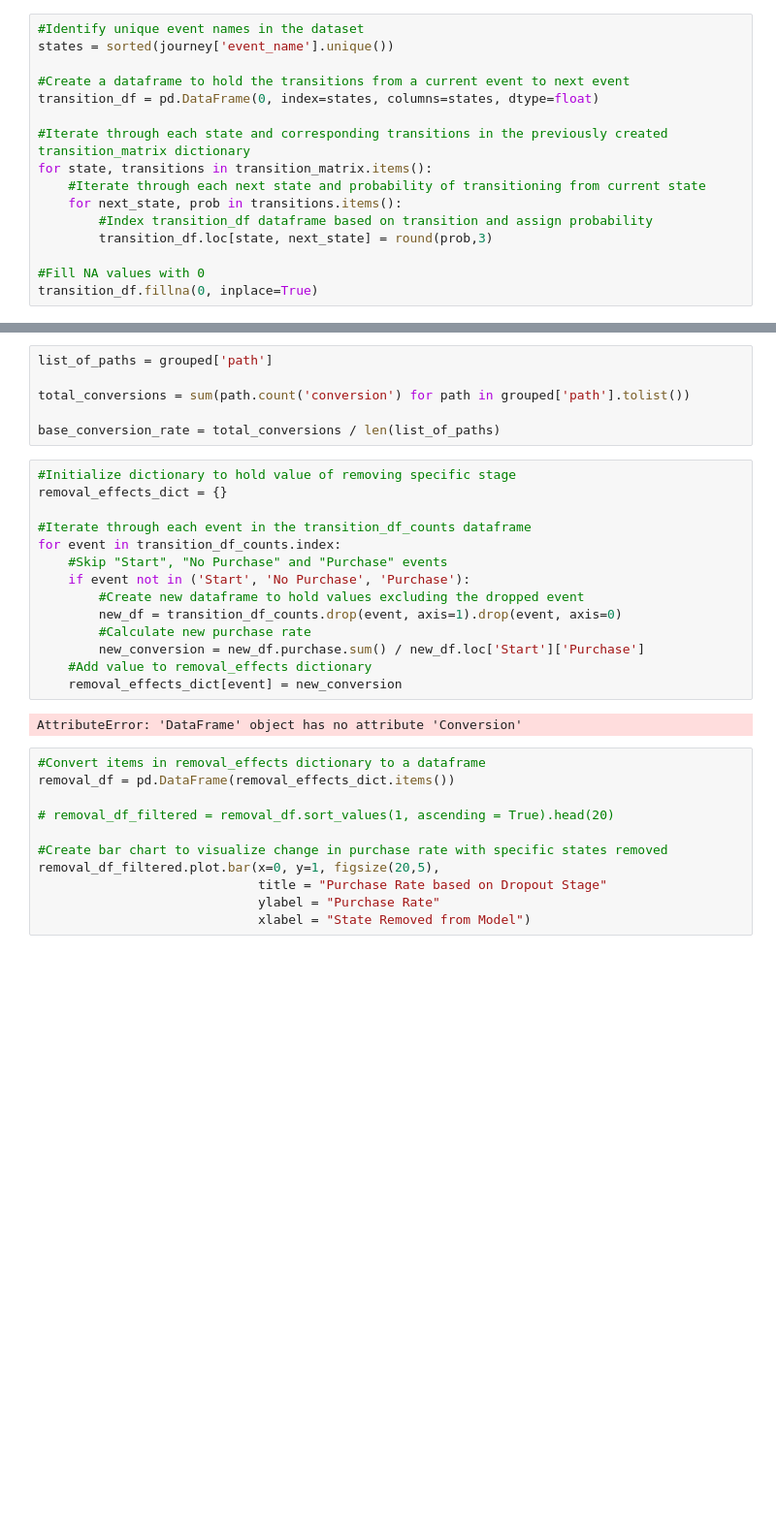
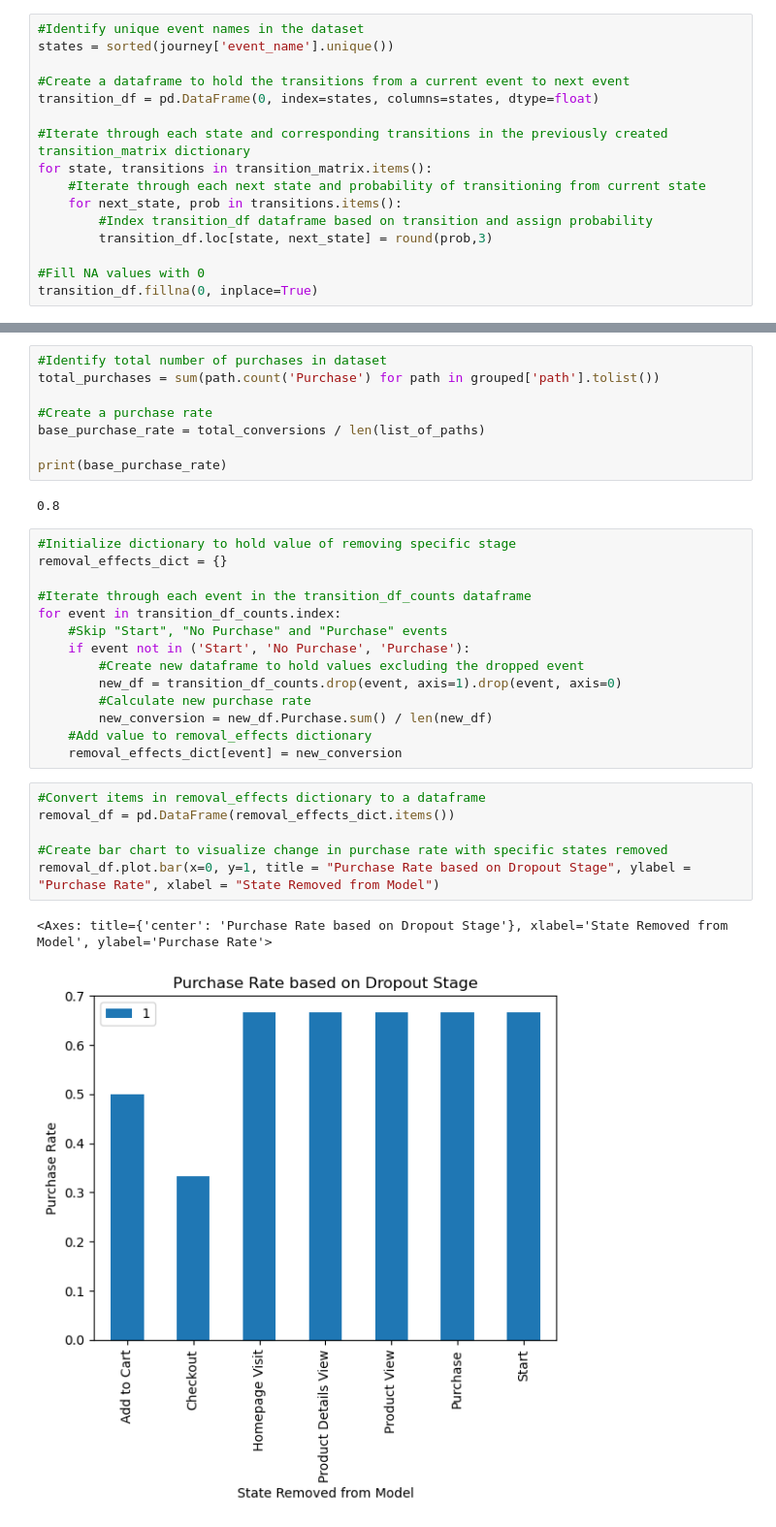
Before and after one commit to valenciachelsea/markov_chain, a Jupyter notebook: portfolio_markov.ipynb, the cells around one changed output, grey strips where cells are left out. Shown at 97% size. Drawn from its saved outputs; the diff is of its cells as text; blank space fills up the shorter version.

Commit message:
corrected transition code
- Corrected transition code
- Included simulated dataset
- Corrected removal state code

```diff
--- a/portfolio_markov.ipynb
+++ b/portfolio_markov.ipynb
@@ -183,9 +302,13 @@ sns.heatmap(transition_df_counts, annot=True, fmt=".0f", cmap="Greens")
 # %%
-list_of_paths = grouped['path']
+#Identify total number of purchases in dataset
+total_purchases = sum(path.count('Purchase') for path in grouped['path'].tolist())
 
-total_conversions = sum(path.count('conversion') for path in grouped['path'].tolist())
+#Create a purchase rate
+base_purchase_rate = total_conversions / len(list_of_paths)
 
-base_conversion_rate = total_conversions / len(list_of_paths)
+print(base_purchase_rate)
+# %% [output]
+0.8
 # %%
 #Initialize dictionary to hold value of removing specific stage
 removal_effects_dict = {}
@@ -197,19 +320,15 @@ for event in transition_df_counts.index:
         #Create new dataframe to hold values excluding the dropped event
         new_df = transition_df_counts.drop(event, axis=1).drop(event, axis=0)
         #Calculate new purchase rate
-        new_conversion = new_df.purchase.sum() / new_df.loc['Start']['Purchase']
+        new_conversion = new_df.Purchase.sum() / len(new_df)
     #Add value to removal_effects dictionary
     removal_effects_dict[event] = new_conversion
-# %% [output]
-AttributeError: 'DataFrame' object has no attribute 'Conversion'
 # %%
 #Convert items in removal_effects dictionary to a dataframe
 removal_df = pd.DataFrame(removal_effects_dict.items())
 
-# removal_df_filtered = removal_df.sort_values(1, ascending = True).head(20)
-
 #Create bar chart to visualize change in purchase rate with specific states removed
-removal_df_filtered.plot.bar(x=0, y=1, figsize(20,5),
-                             title = "Purchase Rate based on Dropout Stage"
-                             ylabel = "Purchase Rate"
-                             xlabel = "State Removed from Model")
+removal_df.plot.bar(x=0, y=1, title = "Purchase Rate based on Dropout Stage", ylabel = "Purchase Rate", xlabel = "State Removed from Model")
+# %% [output]
+<Axes: title={'center': 'Purchase Rate based on Dropout Stage'}, xlabel='State Removed from Model', ylabel='Purchase Rate'>
+[figure, added]
```
Also changed, not shown: parts of 17 cells of this notebook.
